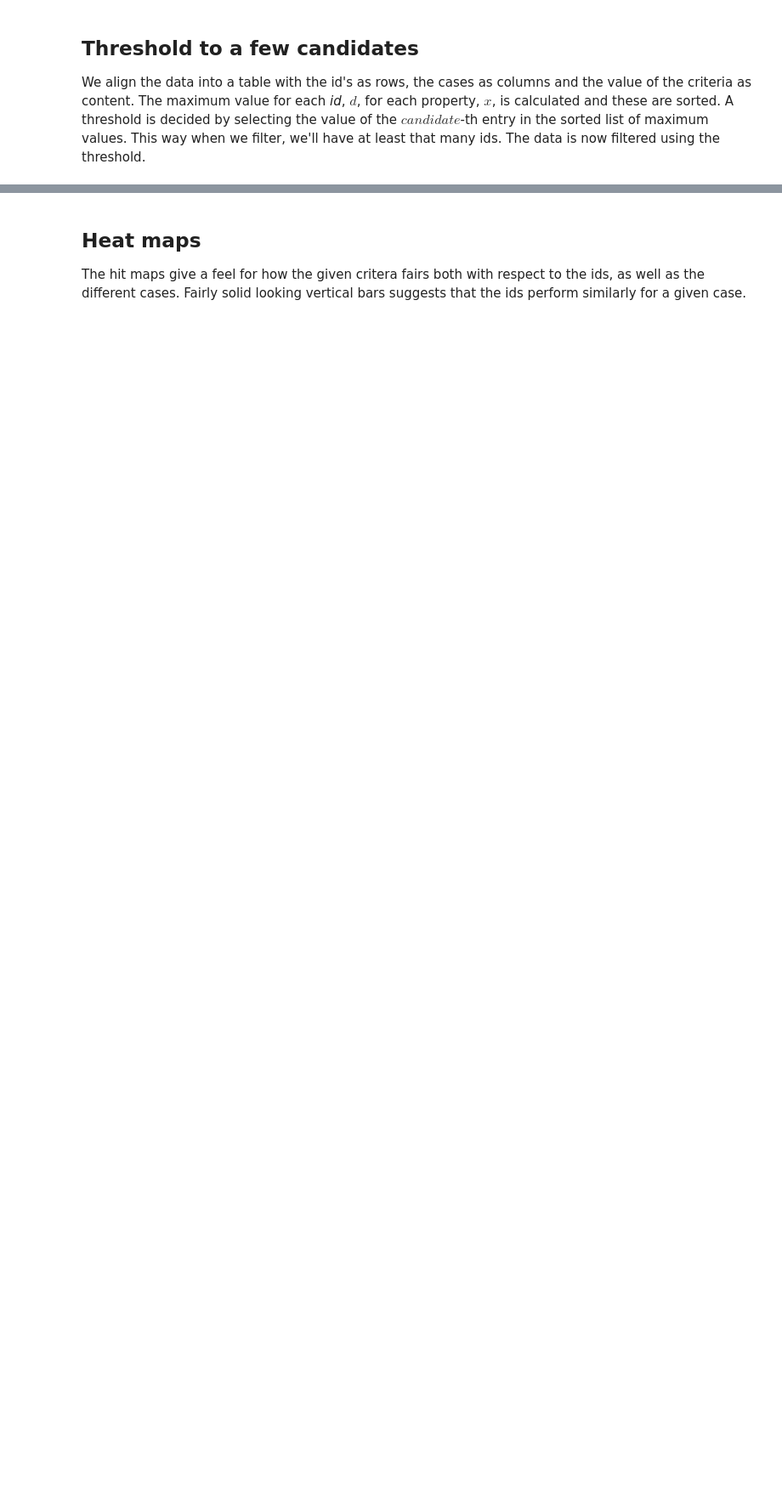
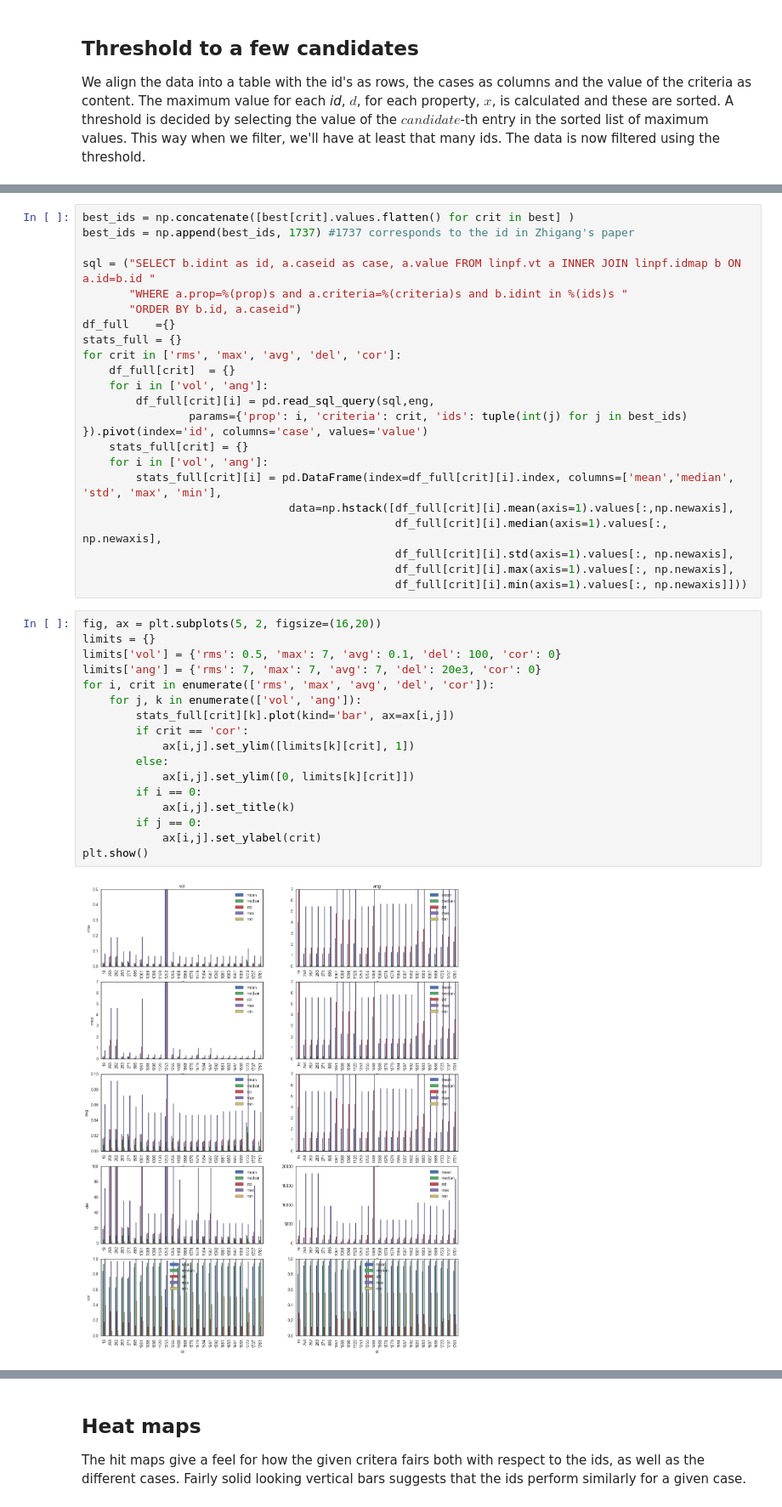
Before and after one commit to eranschweitzer/LPF, a Jupyter notebook: notebooks/IDtesting.ipynb, the cells around one changed output, grey strips where cells are left out. Shown at 85% size. Drawn from its saved outputs; the diff is of its cells as text; blank space fills up the shorter version.

```diff
--- a/notebooks/IDtesting.ipynb
+++ b/notebooks/IDtesting.ipynb
@@ -43,0 +86,41 @@ dfa3 = dfa3.loc[dfa3.notnull().all(axis=1),:]
+# %%
+best_ids = np.concatenate([best[crit].values.flatten() for crit in best] )
+best_ids = np.append(best_ids, 1737) #1737 corresponds to the id in Zhigang's paper
+
+sql = ("SELECT b.idint as id, a.caseid as case, a.value FROM linpf.vt a INNER JOIN linpf.idmap b ON a.id=b.id "
+       "WHERE a.prop=%(prop)s and a.criteria=%(criteria)s and b.idint in %(ids)s "
+       "ORDER BY b.id, a.caseid")
+df_full    ={}
+stats_full = {}
+for crit in ['rms', 'max', 'avg', 'del', 'cor']:
+    df_full[crit]  = {}
+    for i in ['vol', 'ang']:
+        df_full[crit][i] = pd.read_sql_query(sql,eng,
+                params={'prop': i, 'criteria': crit, 'ids': tuple(int(j) for j in best_ids) }).pivot(index='id', columns='case', values='value')
+    stats_full[crit] = {}
+    for i in ['vol', 'ang']:
+        stats_full[crit][i] = pd.DataFrame(index=df_full[crit][i].index, columns=['mean','median', 'std', 'max', 'min'],
+                               data=np.hstack([df_full[crit][i].mean(axis=1).values[:,np.newaxis],
+                                               df_full[crit][i].median(axis=1).values[:, np.newaxis],
+                                               df_full[crit][i].std(axis=1).values[:, np.newaxis],
+                                               df_full[crit][i].max(axis=1).values[:, np.newaxis],
+                                               df_full[crit][i].min(axis=1).values[:, np.newaxis]]))
+# %%
+fig, ax = plt.subplots(5, 2, figsize=(16,20))
+limits = {}
+limits['vol'] = {'rms': 0.5, 'max': 7, 'avg': 0.1, 'del': 100, 'cor': 0}
+limits['ang'] = {'rms': 7, 'max': 7, 'avg': 7, 'del': 20e3, 'cor': 0}
+for i, crit in enumerate(['rms', 'max', 'avg', 'del', 'cor']):
+    for j, k in enumerate(['vol', 'ang']):
+        stats_full[crit][k].plot(kind='bar', ax=ax[i,j])
+        if crit == 'cor':
+            ax[i,j].set_ylim([limits[k][crit], 1])
+        else:
+            ax[i,j].set_ylim([0, limits[k][crit]])
+        if i == 0:
+            ax[i,j].set_title(k)
+        if j == 0:
+            ax[i,j].set_ylabel(crit)
+plt.show()
+# %% [output]
+[figure, added]
```
Also changed, not shown: parts of 12 cells of this notebook, 7 other files.
